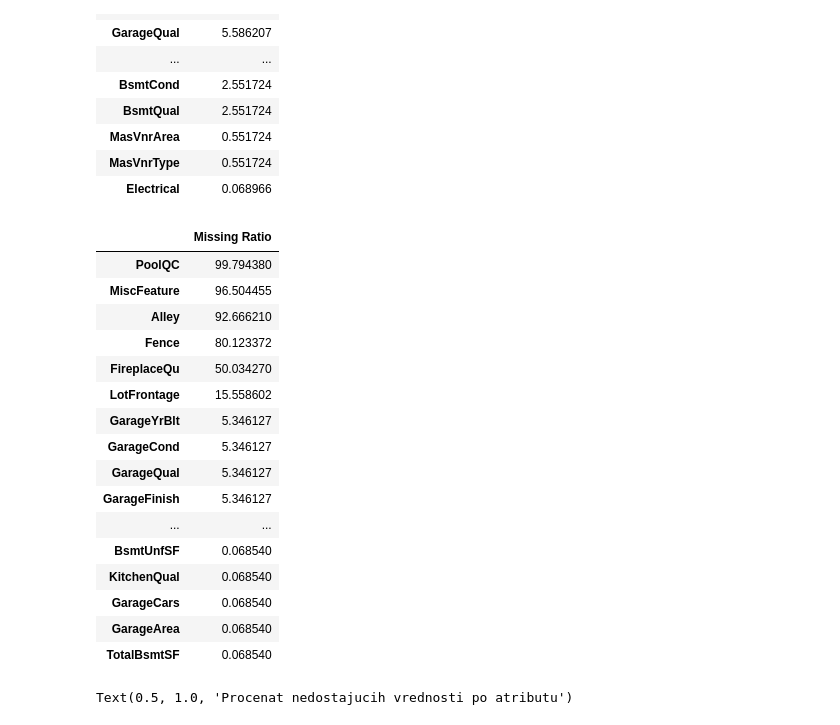
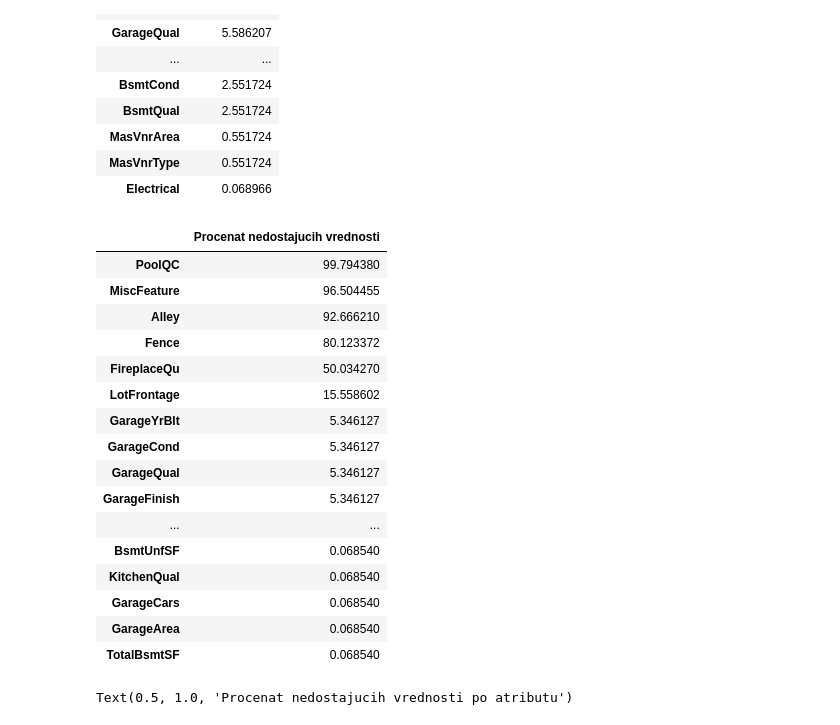
Before and after one commit to DenisAlicic/House-Prices-Advanced-Regression-Techniques, a Jupyter notebook: Solution/HousePricePredicton.ipynb, the cells around one changed output. Cells and saved outputs as stored; diff of their text form; code cells hidden in the pictures.

```diff
--- a/Solution/HousePricePredicton.ipynb
+++ b/Solution/HousePricePredicton.ipynb
@@ -226,10 +226,10 @@ nd_train_pd
 # %%
 nd_test = (test.isnull().sum() / len(test)) * 100
 nd_test = nd_test.drop(nd_test[nd_test == 0].index).sort_values(ascending=False)
-nd_test_pd = pd.DataFrame({'Missing Ratio' :nd_test})
+nd_test_pd = pd.DataFrame({'Procenat nedostajucih vrednosti' :nd_test})
 nd_test_pd
 # %% [output]
-|  | Missing Ratio |
+|  | Procenat nedostajucih vrednosti |
 | PoolQC | 99.794380 |
 | MiscFeature | 96.504455 |
 | Alley | 92.666210 |
```
Also changed, not shown: parts of 28 cells of this notebook, 1 other file.
